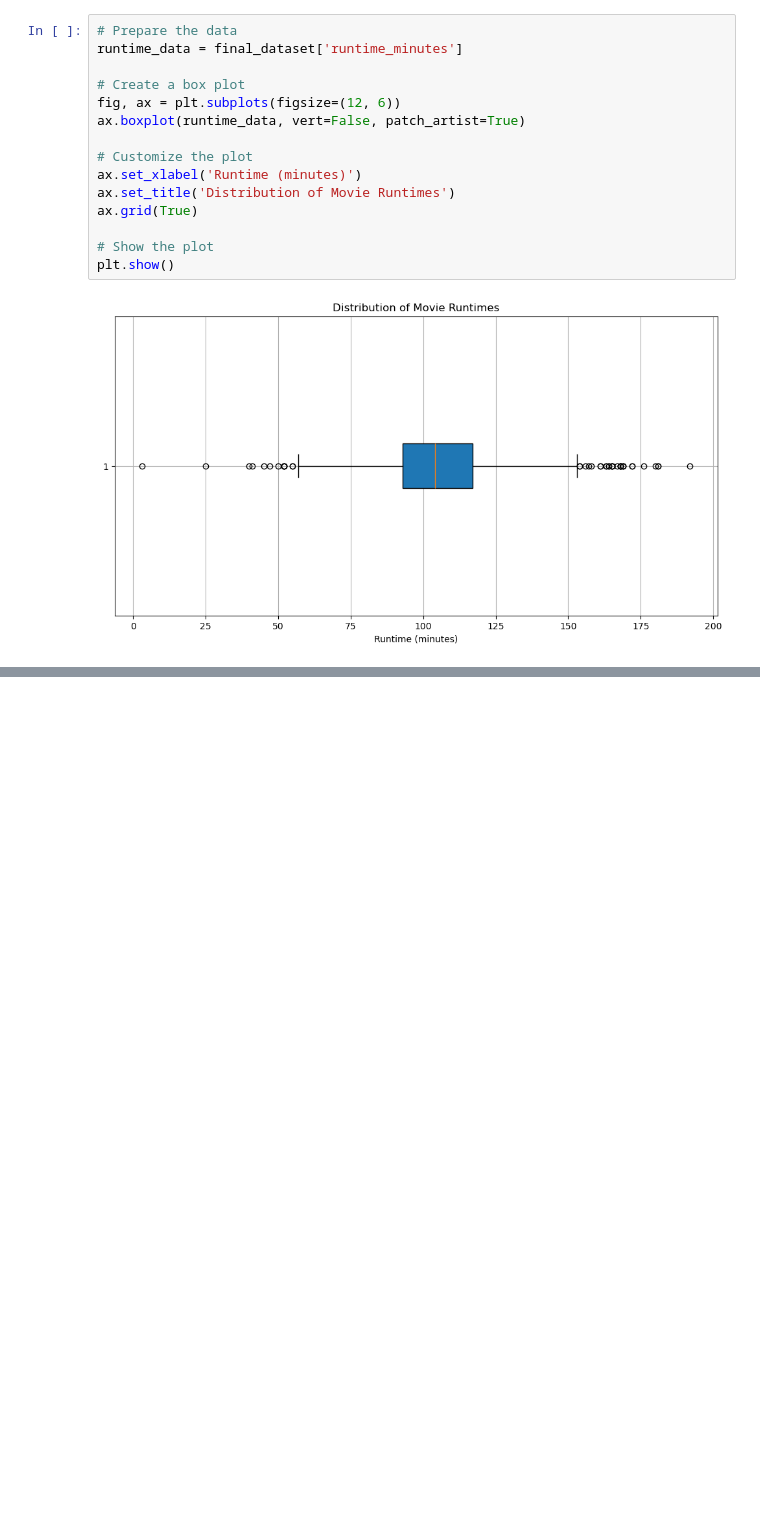
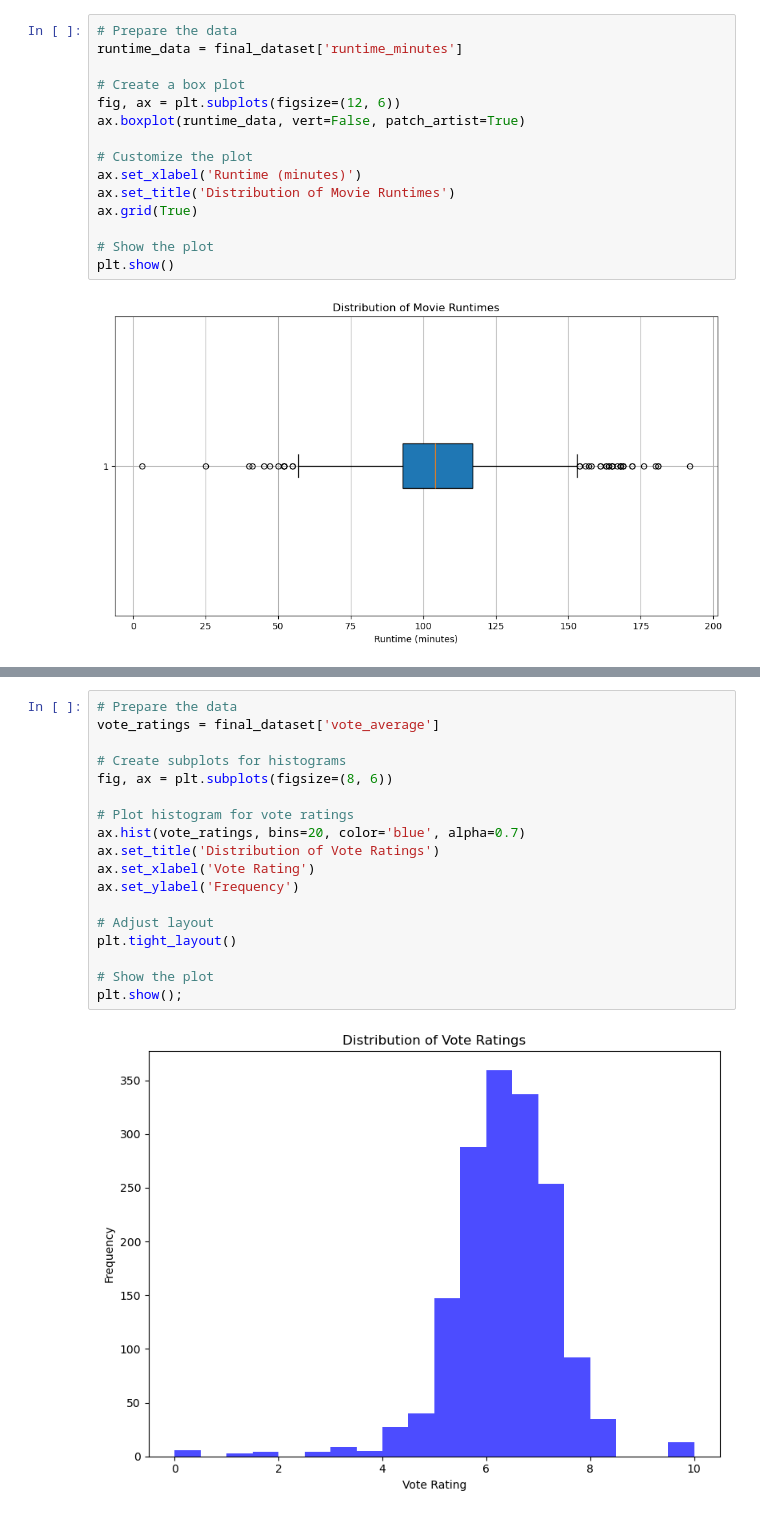
Before and after one commit to PaulMuniu/Microsoft-film-studios-data-analysis, a Jupyter notebook: student.ipynb, the cells around one changed output, grey strips where cells are left out. Drawn from its saved outputs; the diff is of its cells as text; blank space fills up the shorter version.

```diff
--- a/student.ipynb
+++ b/student.ipynb
@@ -873,0 +872,20 @@ We will use a boxplot to answer this.
+# %%
+# Prepare the data
+vote_ratings = final_dataset['vote_average']
+
+# Create subplots for histograms
+fig, ax = plt.subplots(figsize=(8, 6))
+
+# Plot histogram for vote ratings
+ax.hist(vote_ratings, bins=20, color='blue', alpha=0.7)
+ax.set_title('Distribution of Vote Ratings')
+ax.set_xlabel('Vote Rating')
+ax.set_ylabel('Frequency')
+
+# Adjust layout
+plt.tight_layout()
+
+# Show the plot
+plt.show();
+# %% [output]
+[figure, added]
```
Also changed, not shown: parts of 8 cells of this notebook.
